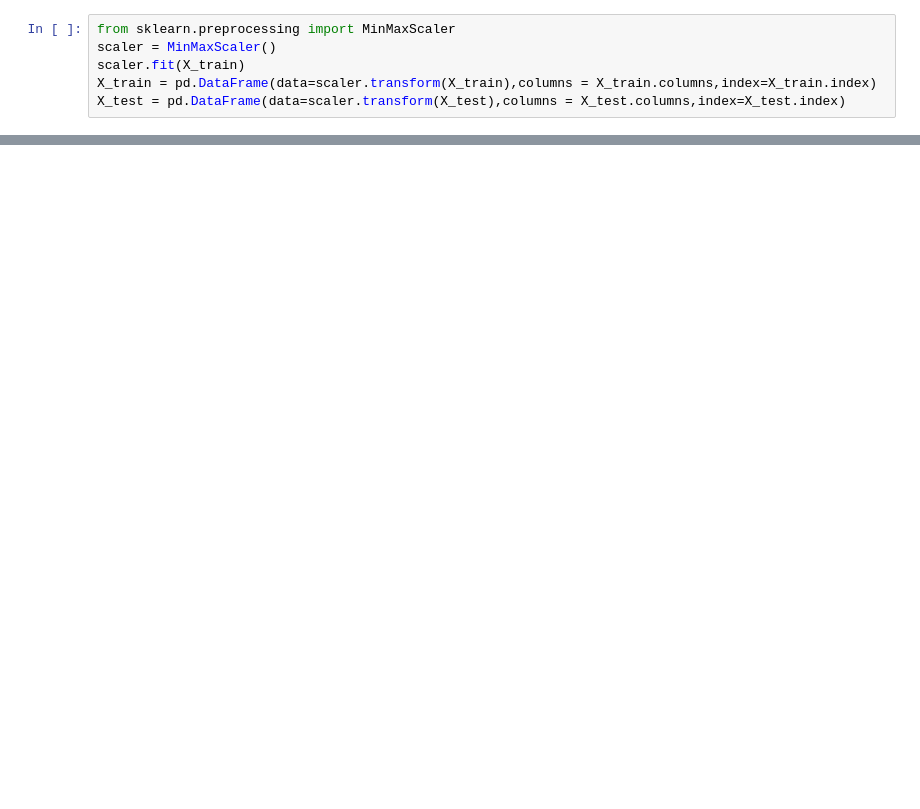
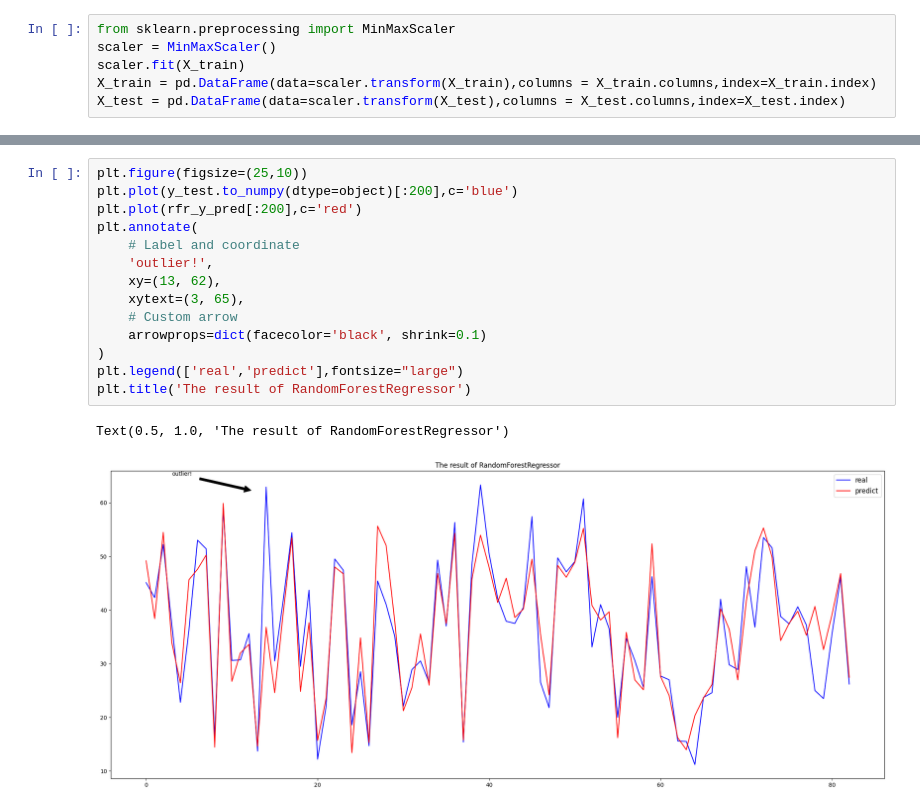
Before and after one commit to xkxixnxgx/spbpu_sdt_homeworks, a Jupyter notebook: homeworks/07/Homework7-YuryBarodzich.ipynb, the cells around one changed output, grey strips where cells are left out. Drawn from its saved outputs; the diff is of its cells as text; blank space fills up the shorter version.

```diff
--- a/homeworks/07/Homework7-YuryBarodzich.ipynb
+++ b/homeworks/07/Homework7-YuryBarodzich.ipynb
@@ -131,0 +165,17 @@ print(X_train_new.head(2))
+# %%
+plt.figure(figsize=(25,10))
+plt.plot(y_test.to_numpy(dtype=object)[:200],c='blue')
+plt.plot(rfr_y_pred[:200],c='red')
+plt.annotate(
+    # Label and coordinate
+    'outlier!',
+    xy=(13, 62),
+    xytext=(3, 65),
+    # Custom arrow
+    arrowprops=dict(facecolor='black', shrink=0.1)
+)
+plt.legend(['real','predict'],fontsize="large")
+plt.title('The result of RandomForestRegressor')
+# %% [output]
+Text(0.5, 1.0, 'The result of RandomForestRegressor')
+[figure, added]
```
Also changed, not shown: parts of 39 cells of this notebook.
